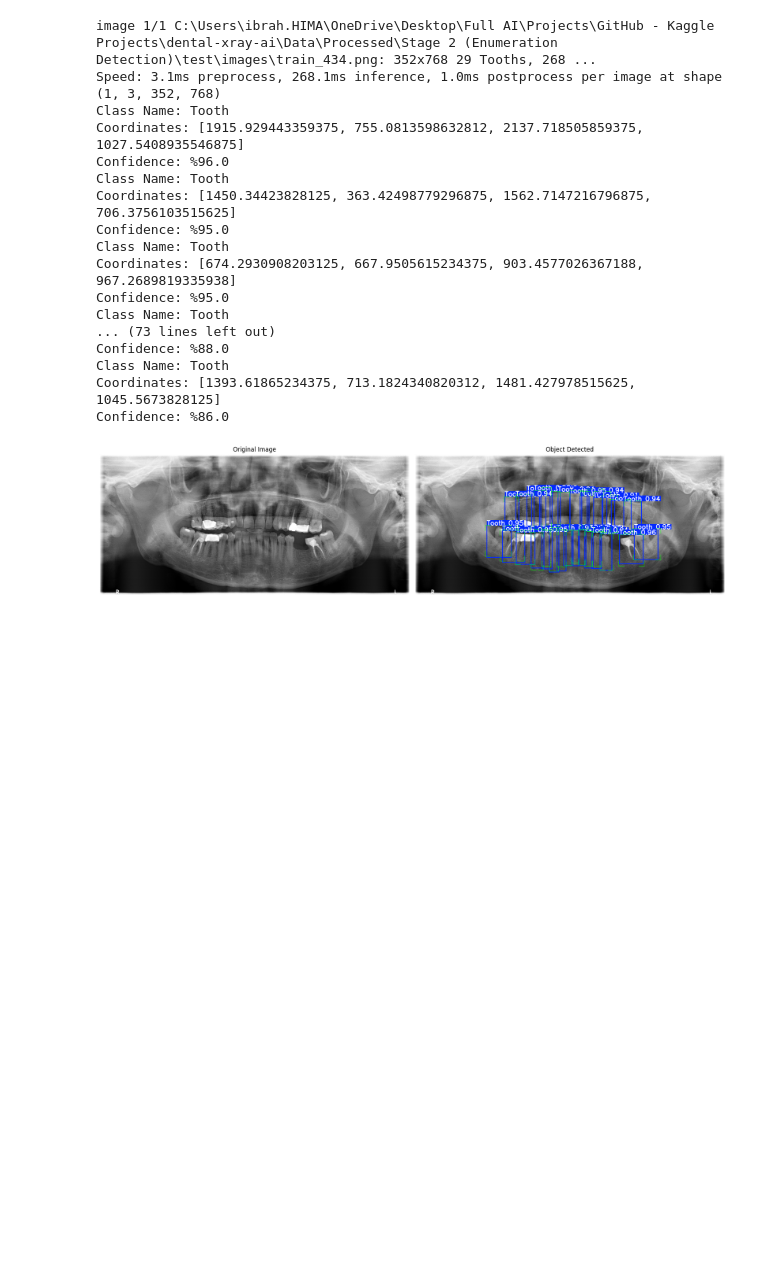
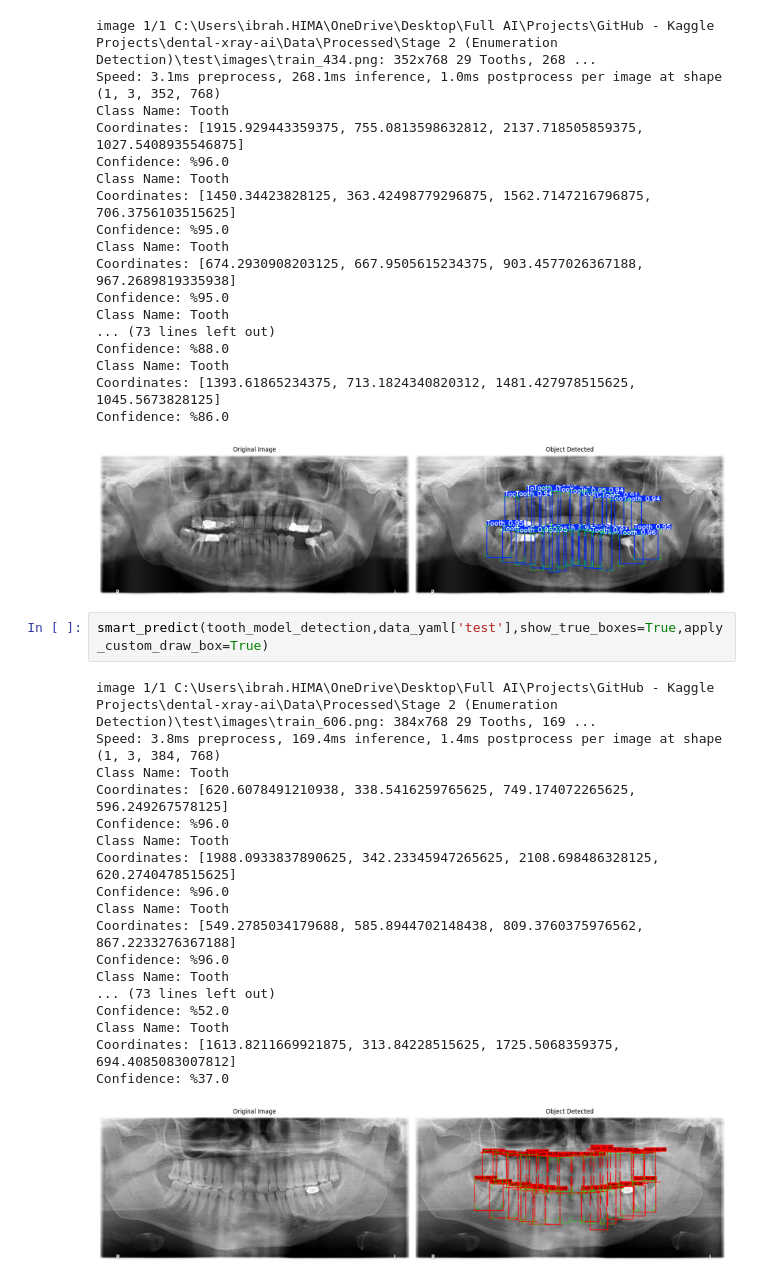
Before and after one commit to abdubakr77/dental-xray-ai, a Jupyter notebook: Notebooks/04_stage2_teeth_detection copy.ipynb, the cells around one changed output. Saved outputs shown, nothing was run; the diff lists cells and outputs as text; blank space fills up the shorter version.

Commit message:
feat: support custom box styling for ground truth visualization

```diff
--- a/Notebooks/04_stage2_teeth_detection copy.ipynb
+++ b/Notebooks/04_stage2_teeth_detection copy.ipynb
@@ -192,3 +192,24 @@ Class Name: Tooth
 Coordinates: [1393.61865234375, 713.1824340820312, 1481.427978515625, 1045.5673828125]
 Confidence: %86.0
 [figure]
+# %%
+smart_predict(tooth_model_detection,data_yaml['test'],show_true_boxes=True,apply_custom_draw_box=True)
+# %% [output]
+image 1/1 C:\Users\ibrah.HIMA\OneDrive\Desktop\Full AI\Projects\GitHub - Kaggle Projects\dental-xray-ai\Data\Processed\Stage 2 (Enumeration Detection)\test\images\train_606.png: 384x768 29 Tooths, 169 ...
+Speed: 3.8ms preprocess, 169.4ms inference, 1.4ms postprocess per image at shape (1, 3, 384, 768)
+Class Name: Tooth
+Coordinates: [620.6078491210938, 338.5416259765625, 749.174072265625, 596.249267578125]
+Confidence: %96.0
+Class Name: Tooth
+Coordinates: [1988.0933837890625, 342.23345947265625, 2108.698486328125, 620.2740478515625]
+Confidence: %96.0
+Class Name: Tooth
+Coordinates: [549.2785034179688, 585.8944702148438, 809.3760375976562, 867.2233276367188]
+Confidence: %96.0
+Class Name: Tooth
+... (73 lines left out)
+Confidence: %52.0
+Class Name: Tooth
+Coordinates: [1613.8211669921875, 313.84228515625, 1725.5068359375, 694.4085083007812]
+Confidence: %37.0
+[figure, added]
```
